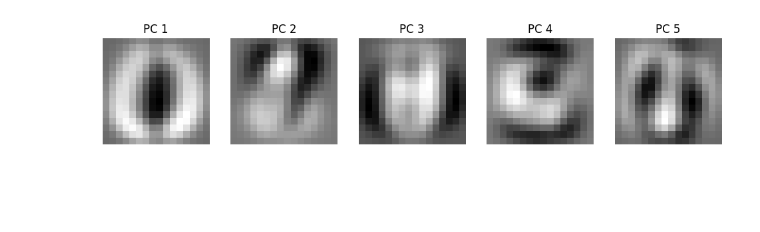
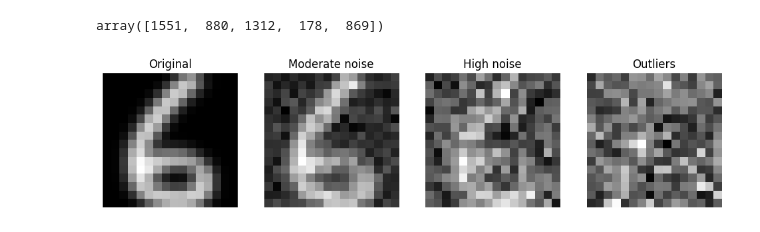
Before and after one commit to Zicko01/LabML, a Jupyter notebook: Milestone 1/1.ipynb, the cells around one changed output. Saved outputs shown, nothing was run; the diff lists cells and outputs as text; code cells hidden in the pictures; blank space fills up the shorter version.

```diff
--- a/Milestone 1/1.ipynb
+++ b/Milestone 1/1.ipynb
@@ -150,12 +121,48 @@ plt.show()
-# %%
-fig, axes = plt.subplots(1, 5, figsize=(12, 3))
-
-for i in range(5):
-    img = eigenvectors[:, i].reshape(16, 16)
-    axes[i].imshow(img, cmap="gray")
-    axes[i].set_title(f"PC {i+1}")
-    axes[i].axis("off")
-
-plt.show()
-# %% [output]
-[figure, removed]
+# %%
+sigma_moderately_noisy = 0.2
+X_moderately_noisy = X + sigma_moderately_noisy * np.random.randn(*X.shape)
+
+sigma_very_noisy = 0.5
+X_very_noisy = X + sigma_very_noisy * np.random.randn(*X.shape)
+
+rng = np.random.default_rng(42)
+
+sigma_outliers = 5.0
+idxs = rng.choice(X.shape[0], 5, replace=False)
+X_outliers = X.copy()
+X_outliers[idxs] += sigma_outliers * rng.standard_normal((5, X.shape[1]))
+idxs
+# %% [output]
+array([1551,  880, 1312,  178,  869])
+# %%
+idx = 1551
+
+plt.figure(figsize=(12, 3))
+
+# Original
+plt.subplot(1, 4, 1)
+plt.imshow(X[idx].reshape(16, 16), cmap='gray')
+plt.title("Original")
+plt.axis('off')
+
+# Moderate noise
+plt.subplot(1, 4, 2)
+plt.imshow(X_moderately_noisy[idx].reshape(16, 16), cmap='gray')
+plt.title("Moderate noise")
+plt.axis('off')
+
+# High noise
+plt.subplot(1, 4, 3)
+plt.imshow(X_very_noisy[idx].reshape(16, 16), cmap='gray')
+plt.title("High noise")
+plt.axis('off')
+
+# Outliers (check if first image is outlier or not)
+plt.subplot(1, 4, 4)
+plt.imshow(X_outliers[idx].reshape(16, 16), cmap='gray')
+plt.title("Outliers")
+plt.axis('off')
+
+plt.show()
+# %% [output]
+[figure, added]
```
Also changed, not shown: parts of 16 cells of this notebook.
